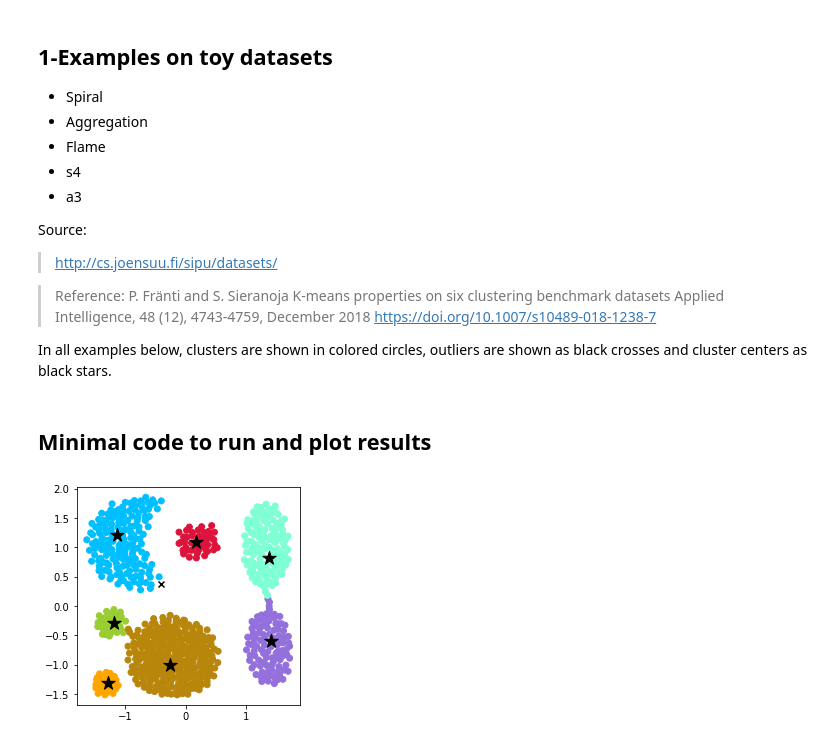
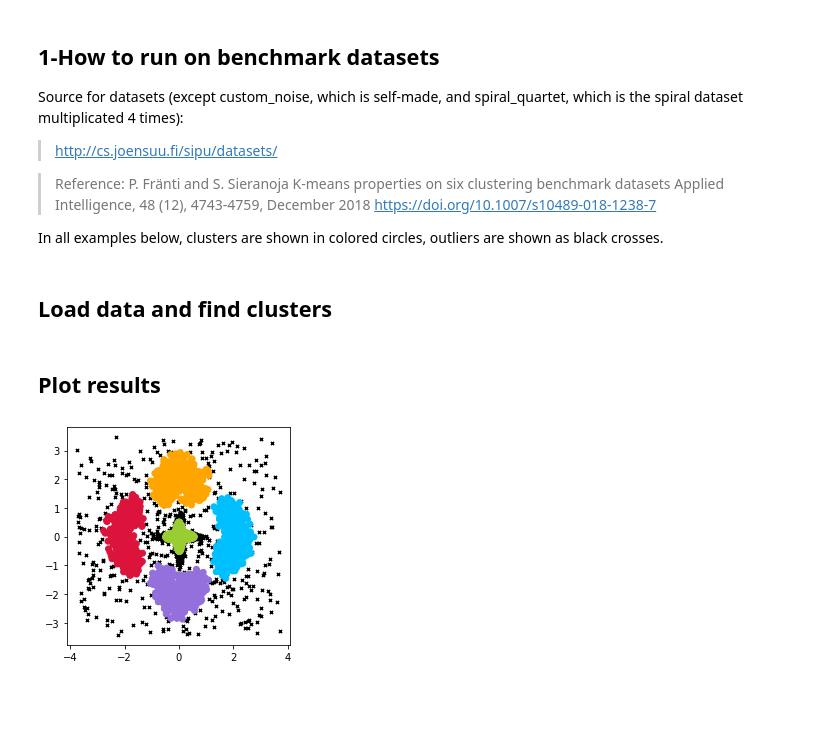
Before and after one commit to LBM-EPFL/CLoNe, a Jupyter notebook: clone_examples.ipynb, the cells around one changed output. Saved outputs shown, nothing was run; the diff lists cells and outputs as text; code cells hidden in the pictures; blank space fills up the shorter version.

```diff
--- a/clone_examples.ipynb
+++ b/clone_examples.ipynb
@@ -31,13 +15,7 @@ colors = np.array(['yellowgreen', 'Crimson', 'orange', 'mediumpurple', 'deepskyb
 # %% [markdown]
-1-Examples on toy datasets
+1-How to run on benchmark datasets
 -----------------
-* Spiral
-* Aggregation
-* Flame
-* s4
-* a3
-
-Source:
+Source for datasets (except custom_noise, which is self-made, and spiral_quartet, which is the spiral dataset multiplicated 4 times):
 > http://cs.joensuu.fi/sipu/datasets/
 
 > Reference:
@@ -46,30 +24,35 @@ Source:
 >   Applied Intelligence, 48 (12), 4743-4759, December 2018
 >   https://doi.org/10.1007/s10489-018-1238-7
 
-In all examples below, clusters are shown in colored circles, outliers are shown as black crosses and cluster centers as black stars.
+In all examples below, clusters are shown in colored circles, outliers are shown as black crosses.
-# %% [markdown]
-Minimal code to run and plot results
-----
+# %% [markdown]
+Load data and find clusters
+----
+# %%
+# Dataset + parameter
+dataset = "custom_noise.txt"
+pdc = 7
+with open("examples/%s"%dataset, 'r') as f:
+    headers = next(f).split()
+    data = np.array([[float(x) for x in line.split()] for line in f])
+data = StandardScaler().fit_transform(data)
+
+# Cluster
+clone = CLoNe(pdc=pdc)
+clone.fit(data)
+# %% [markdown]
+Plot results
+----
 # %%
-# Load data
-with open("examples/aggregation.txt", 'r') as f:
-    headers = next(f).split()
-    data = np.array([[float(x) for x in line.split()] for line in f])
-data = StandardScaler().fit_transform(data)
-
-# Cluster
-clone = CLoNe()
-clone.fit(data)
-
 # Mask for real cluster labels (!=-1) and outliers (==-1)
 assigned_mask = np.where(clone.labels_ != -1)
 outliers_mask = np.where(clone.labels_ == -1)
 
 # Plot
+colors = np.array(['deepskyblue', 'Crimson', 'orange', 'mediumpurple', 'yellowgreen'])
 mplot.figure(figsize=(4,4))
-mplot.scatter(data[outliers_mask,0], data[outliers_mask,1], c='black', marker='x')
+mplot.scatter(data[outliers_mask,0], data[outliers_mask,1], c='black', marker='x', s=10)
 mplot.scatter(data[assigned_mask,0], data[assigned_mask,1], c=colors[clone.labels_[assigned_mask]])
-mplot.scatter(data[clone.centers_,0], data[clone.centers_,1], c='black', marker='*', s=200)
 mplot.show()
 # %% [output]
-[figure, old version]
+[figure, new version]
```
Also changed, not shown: parts of 23 cells of this notebook, 1 other file.
